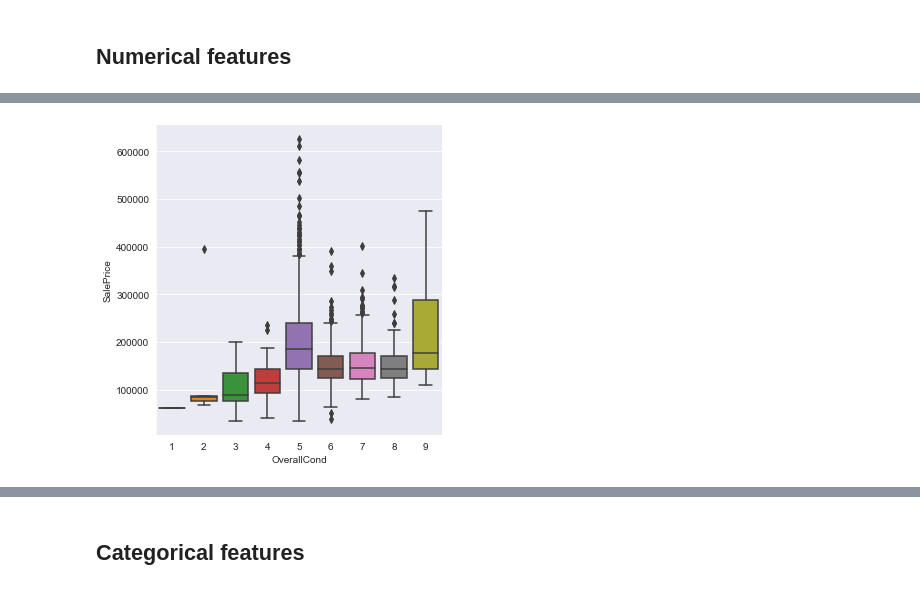
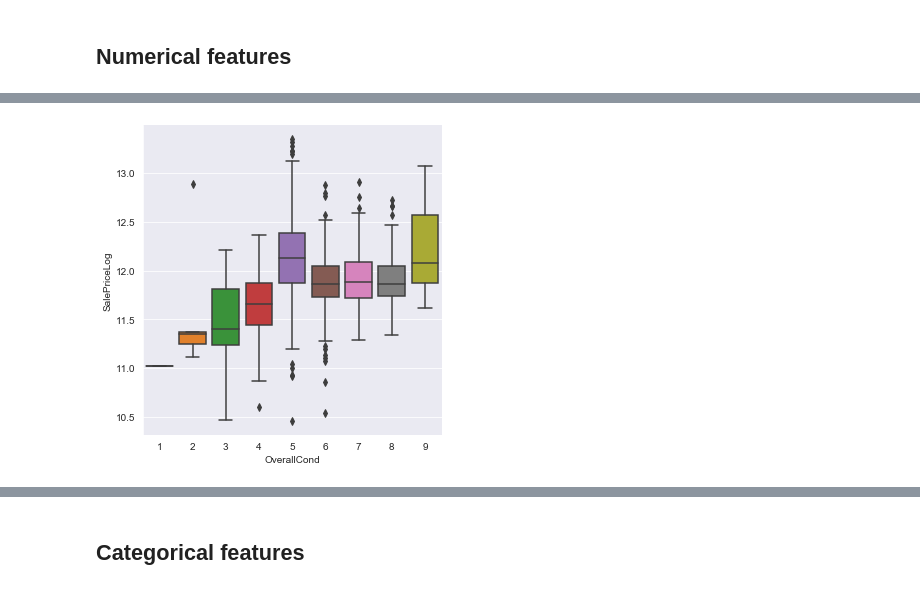
Before and after one commit to cedric-bertrand/DS-py, a Jupyter notebook: house_prices/house_prices.ipynb, the cells around one changed output, grey strips where cells are left out. Cells and saved outputs as stored; diff of their text form; code cells hidden in the pictures.

```diff
--- a/house_prices/house_prices.ipynb
+++ b/house_prices/house_prices.ipynb
@@ -174,6 +128,6 @@ class AreaTransformer(BaseEstimator, TransformerMixin):
 # %%
 df_corr = train_numeric[features_disc + features_time + features_ord + label].copy()
-#df_corr['SalePriceLog'] = np.log(df_corr['SalePrice'])
+df_corr['SalePriceLog'] = np.log(df_corr['SalePrice'])
 corr = df_corr.corr()
 sns.heatmap(corr, vmin=-1, cmap='coolwarm',annot=True);
 # %% [output]
@@ -185,4 +143,4 @@ sns.catplot(x='OverallQual', y='SalePrice', data=df_corr, kind='box');
 # %%
-sns.catplot(x='OverallCond', y='SalePrice', data=df_corr, kind='box');
+sns.catplot(x='OverallCond', y='SalePriceLog', data=df_corr, kind='box');
 # %% [output]
-[figure, old version]
+[figure, new version]
```
Also changed, not shown: parts of 31 cells of this notebook.
